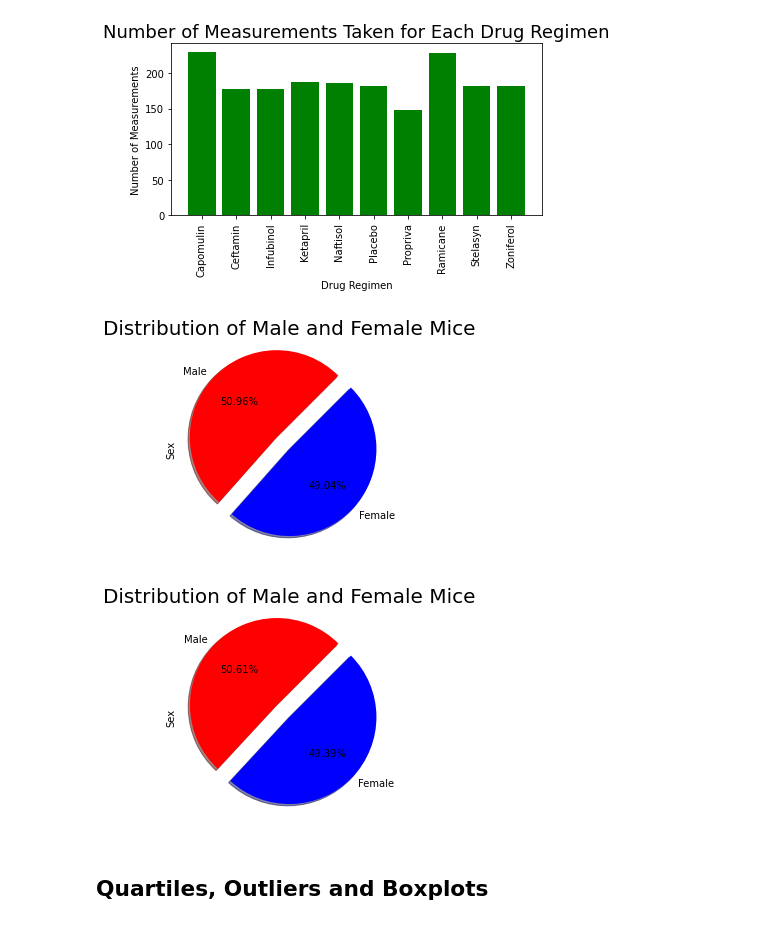
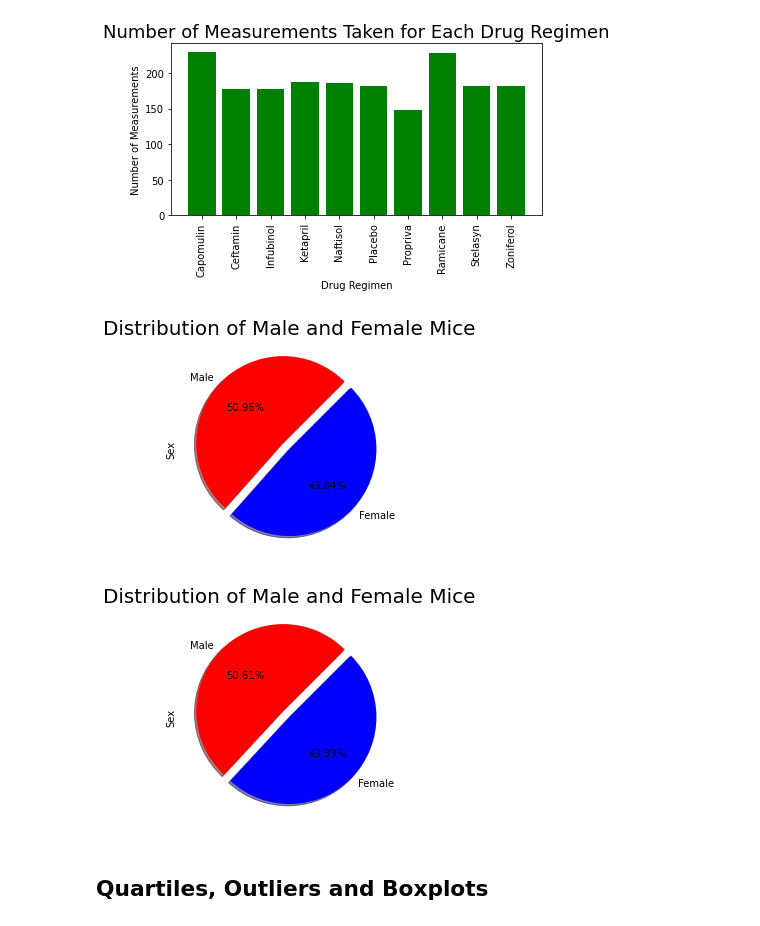
Before and after one commit to nfcresta/matplotlib-challenge, a Jupyter notebook: Pymaceuticals/pymaceuticals_starter.ipynb, the cells around one changed output. Drawn from its saved outputs; the diff is of its cells as text; code cells hidden in the pictures.

```diff
--- a/Pymaceuticals/pymaceuticals_starter.ipynb
+++ b/Pymaceuticals/pymaceuticals_starter.ipynb
@@ -138,29 +147,33 @@ plt.show()
 [figure]
 # %%
 # Generate a pie plot showing the distribution of female versus male mice using pandas
+# Get counts for male and female rats
 grouped_gender = combined_data["Sex"].value_counts()
 grouped_gender
 
+# Plot the pie chart
 colors = ["red", "blue"]
-explode = (0.2, 0)
+explode = (0.1, 0)
 pie_pandas = grouped_gender.plot(kind="pie", colors=colors, shadow=True, startangle=45, explode=explode, autopct="%.2f%%")
 plt.title("Distribution of Male and Female Mice", fontsize=20)
 plt.show()
 # %% [output]
-[figure, old version]
+[figure, new version]
 # %%
 # Generate a pie plot showing the distribution of female versus male mice using pyplot
+# create labels and plot features
 labels = ["Male", "Female"]
 sizes = [50.61, 49.39]
 colors = ["red", "blue"]
-explode = (0.2, 0)
+explode = (0.1, 0)
 
+# Plot the data
 plt.pie(sizes, labels=labels, explode=explode, colors=colors, autopct="%.2f%%", shadow=True, startangle=45)
 plt.title("Distribution of Male and Female Mice", fontsize=20)
 plt.ylabel("Sex")
 plt.show()
 # %% [output]
-[figure, old version]
+[figure, new version]
 # %% [markdown]
 ## Quartiles, Outliers and Boxplots
 # %%
```
Also changed, not shown: parts of 11 cells of this notebook.
